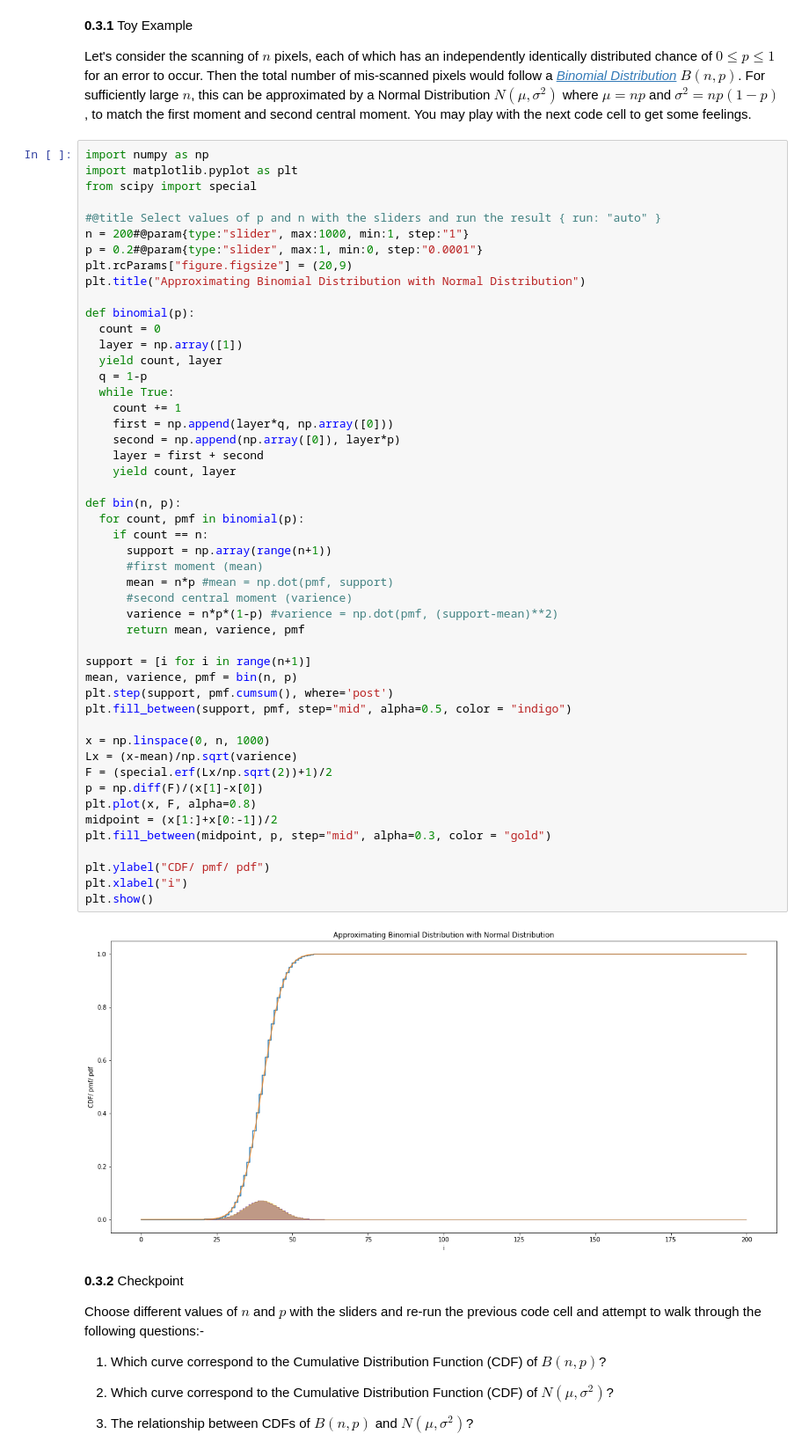
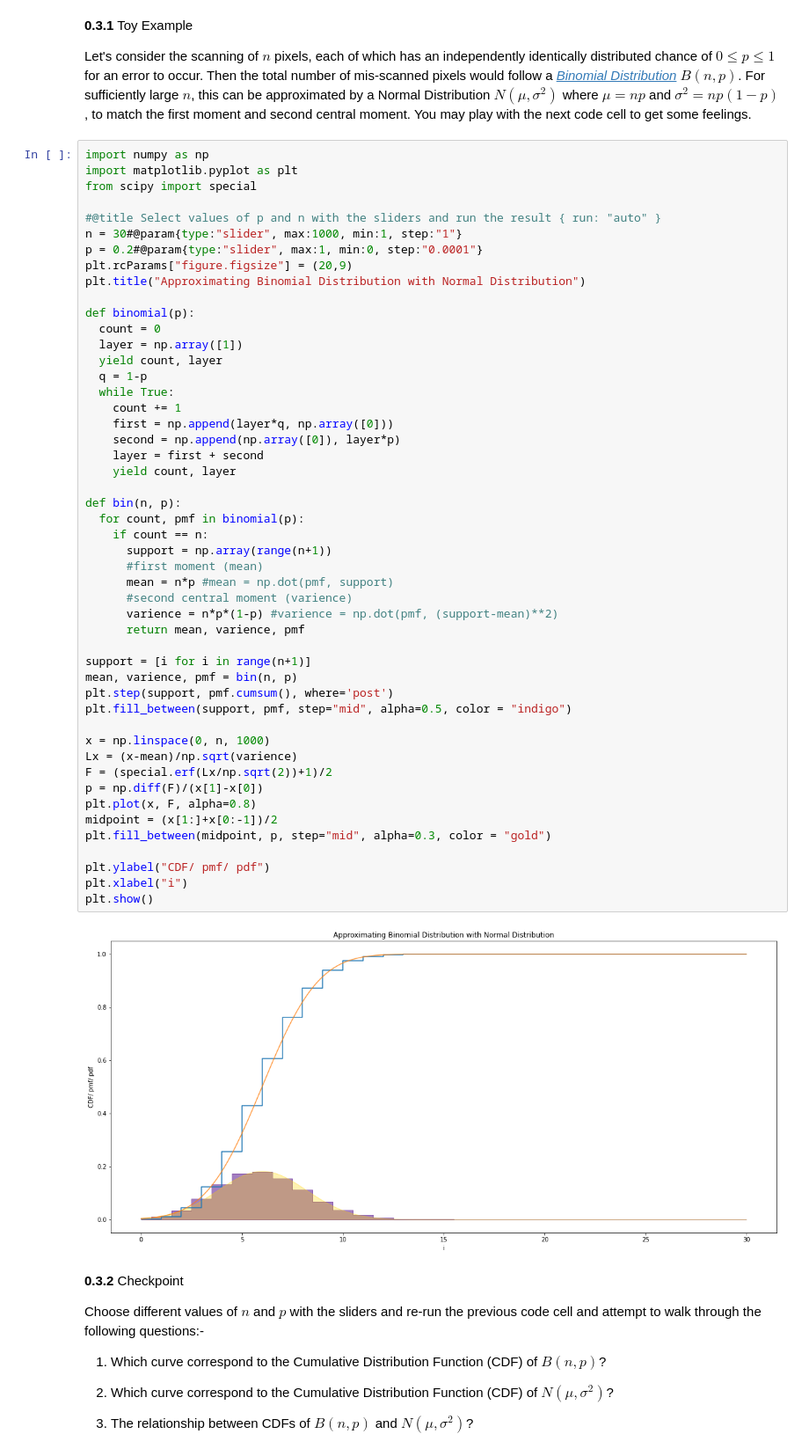
Before and after one commit to HanlunAI/ATasteOfDeepLearning, a Jupyter notebook: ST5_000_Basics.ipynb, the cells around one changed output. Shown at 88% size. Saved outputs shown, nothing was run; the diff lists cells and outputs as text.

```diff
--- a/ST5_000_Basics.ipynb
+++ b/ST5_000_Basics.ipynb
@@ -83,7 +83,7 @@ import matplotlib.pyplot as plt
 from scipy import special
 
 #@title Select values of p and n with the sliders and run the result { run: "auto" }
-n = 200#@param{type:"slider", max:1000, min:1, step:"1"}
+n = 30#@param{type:"slider", max:1000, min:1, step:"1"}
 p = 0.2#@param{type:"slider", max:1, min:0, step:"0.0001"}
 plt.rcParams["figure.figsize"] = (20,9)
 plt.title("Approximating Binomial Distribution with Normal Distribution")
@@ -100,34 +100,34 @@ def binomial(p):
     layer = first + second
     yield count, layer
 
 def bin(n, p):
   for count, pmf in binomial(p):
     if count == n:
       support = np.array(range(n+1))
       #first moment (mean)
       mean = n*p #mean = np.dot(pmf, support)
       #second central moment (varience)
       varience = n*p*(1-p) #varience = np.dot(pmf, (support-mean)**2)
       return mean, varience, pmf
 
 support = [i for i in range(n+1)]
 mean, varience, pmf = bin(n, p)
 plt.step(support, pmf.cumsum(), where='post')
 plt.fill_between(support, pmf, step="mid", alpha=0.5, color = "indigo")
 
 x = np.linspace(0, n, 1000)
 Lx = (x-mean)/np.sqrt(varience)
 F = (special.erf(Lx/np.sqrt(2))+1)/2
 p = np.diff(F)/(x[1]-x[0])
 plt.plot(x, F, alpha=0.8)
 midpoint = (x[1:]+x[0:-1])/2
 plt.fill_between(midpoint, p, step="mid", alpha=0.3, color = "gold")
 
 plt.ylabel("CDF/ pmf/ pdf")
 plt.xlabel("i")
 plt.show()
 # %% [output]
-[figure, old version]
+[figure, new version]
 # %% [markdown]
 **0.3.2** Checkpoint
 
```
